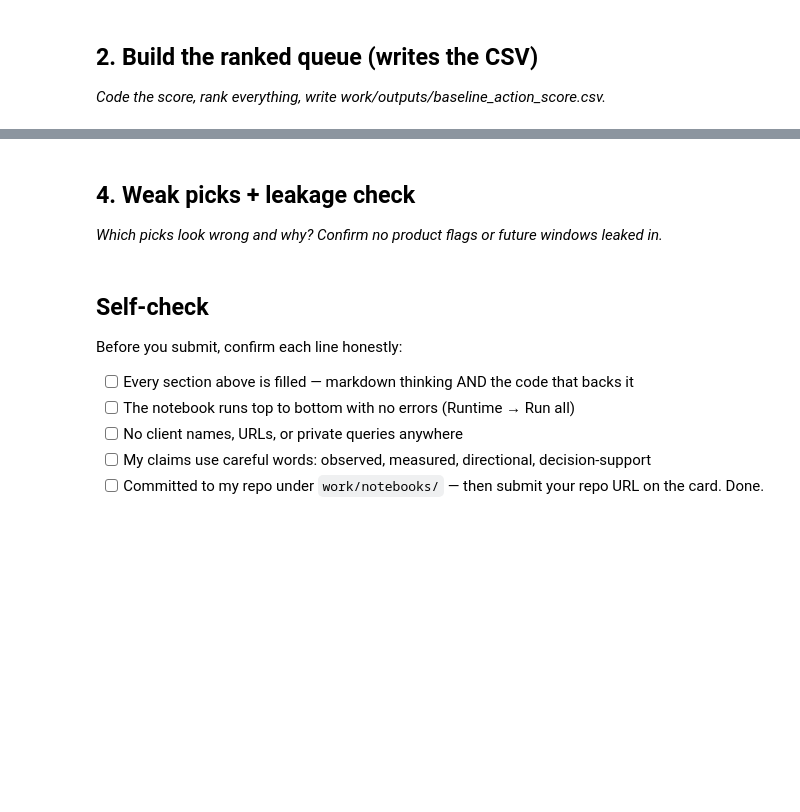
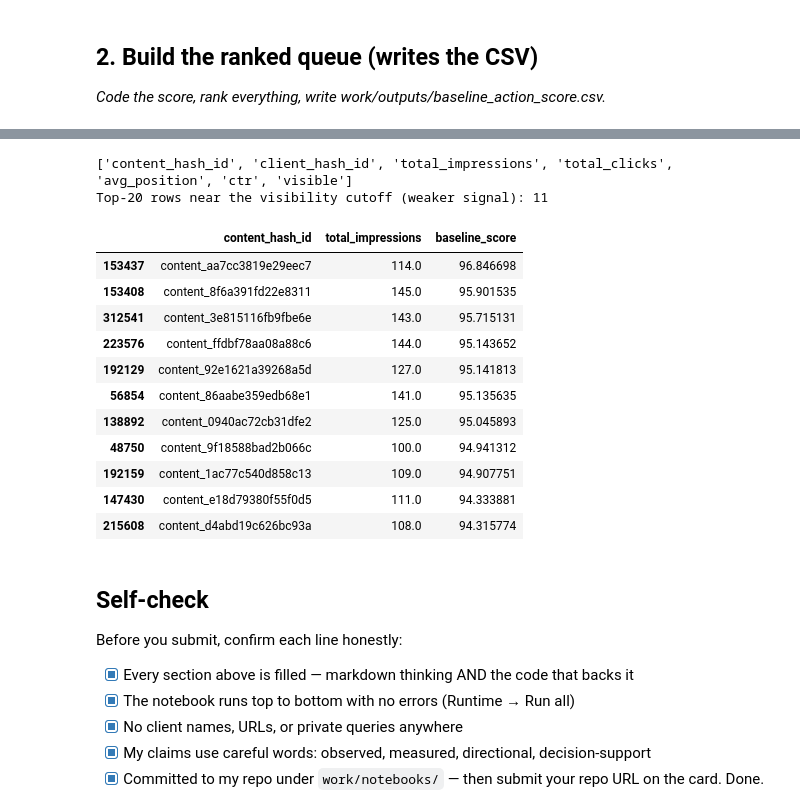
Before and after one commit to Abdul-Samad-17/FlyRank-Internship, a Jupyter notebook: work/notebooks/w04_baseline_score.ipynb, the cells around one changed output, grey strips where cells are left out. Drawn from its saved outputs; the diff is of its cells as text; code cells hidden in the pictures; blank space fills up the shorter version.

```diff
--- a/work/notebooks/w04_baseline_score.ipynb
+++ b/work/notebooks/w04_baseline_score.ipynb
@@ -27,7 +132,25 @@ This skeleton is yours to fill. Work the sections **in order** — each one has
 # %%
 # This cell is for CODE (numbers, a query, a check).
 # Write your text answer in the cell ABOVE this one — typing sentences here breaks Run All.
+# Confirm no leakage columns exist in the source table
+print([c for c in fv.columns if "score" not in c])
+
+# Flag which top-20 rows are right at the visibility cutoff (weaker evidence)
+weak = queue.head(20)[queue.head(20)["total_impressions"] < 150]
+print("Top-20 rows near the visibility cutoff (weaker signal):", len(weak))
+weak[["content_hash_id","total_impressions","baseline_score"]]
+# %% [output]
+['content_hash_id', 'client_hash_id', 'total_impressions', 'total_clicks', 'avg_position', 'ctr', 'visible']
+Top-20 rows near the visibility cutoff (weaker signal): 11
+|  | content_hash_id | total_impressions | baseline_score |
+| 153437 | content_aa7cc3819e29eec7 | 114.0 | 96.846698 |
+| 153408 | content_8f6a391fd22e8311 | 145.0 | 95.901535 |
+| 312541 | content_3e815116fb9fbe6e | 143.0 | 95.715131 |
+| 223576 | content_ffdbf78aa08a88c6 | 144.0 | 95.143652 |
+| 192129 | content_92e1621a39268a5d | 127.0 | 95.141813 |
+| 56854 | content_86aabe359edb68e1 | 141.0 | 95.135635 |
+| 138892 | content_0940ac72cb31dfe2 | 125.0 | 95.045893 |
+| 48750 | content_9f18588bad2b066c | 100.0 | 94.941312 |
+| 192159 | content_1ac77c540d858c13 | 109.0 | 94.907751 |
+| 147430 | content_e18d79380f55f0d5 | 111.0 | 94.333881 |
+| 215608 | content_d4abd19c626bc93a | 108.0 | 94.315774 |
-# %% [markdown]
-## 4. Weak picks + leakage check
-
-*Which picks look wrong and why? Confirm no product flags or future windows leaked in.*
@@ -39,8 +159,8 @@ This skeleton is yours to fill. Work the sections **in order** — each one has
 
 Before you submit, confirm each line honestly:
 
-- [ ] Every section above is filled — markdown thinking AND the code that backs it
-- [ ] The notebook runs top to bottom with no errors (Runtime → Run all)
-- [ ] No client names, URLs, or private queries anywhere
-- [ ] My claims use careful words: observed, measured, directional, decision-support
-- [ ] Committed to my repo under `work/notebooks/` — then submit your repo URL on the card. Done.
+- [x] Every section above is filled — markdown thinking AND the code that backs it
+- [x] The notebook runs top to bottom with no errors (Runtime → Run all)
+- [x] No client names, URLs, or private queries anywhere
+- [x] My claims use careful words: observed, measured, directional, decision-support
+- [x] Committed to my repo under `work/notebooks/` — then submit your repo URL on the card. Done.
```
Also changed, not shown: parts of 10 cells of this notebook.
